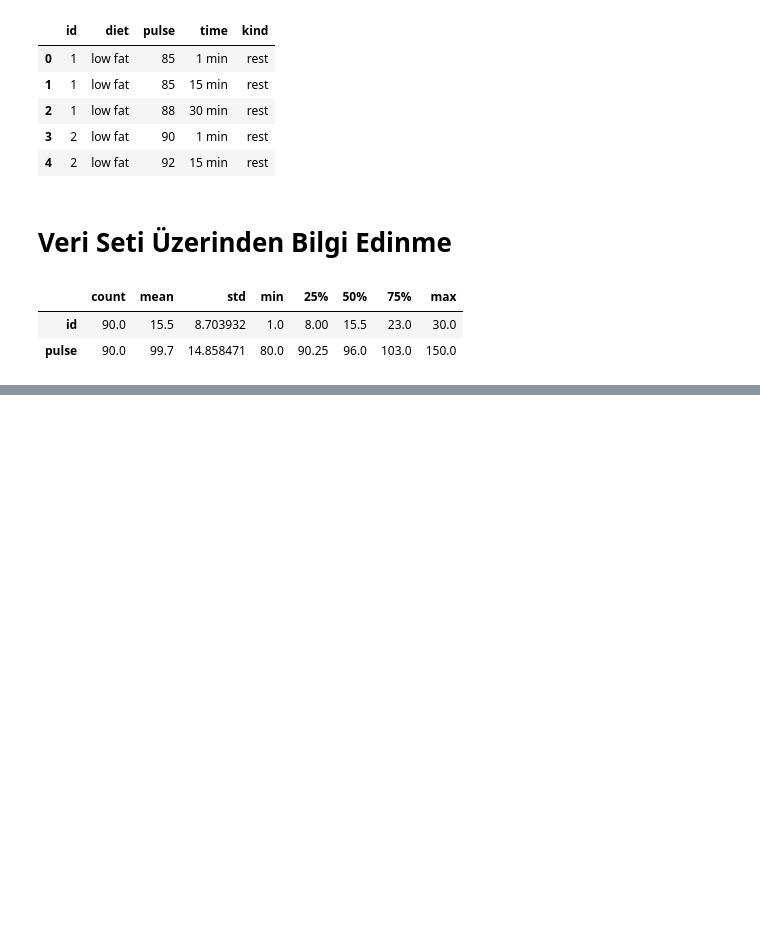
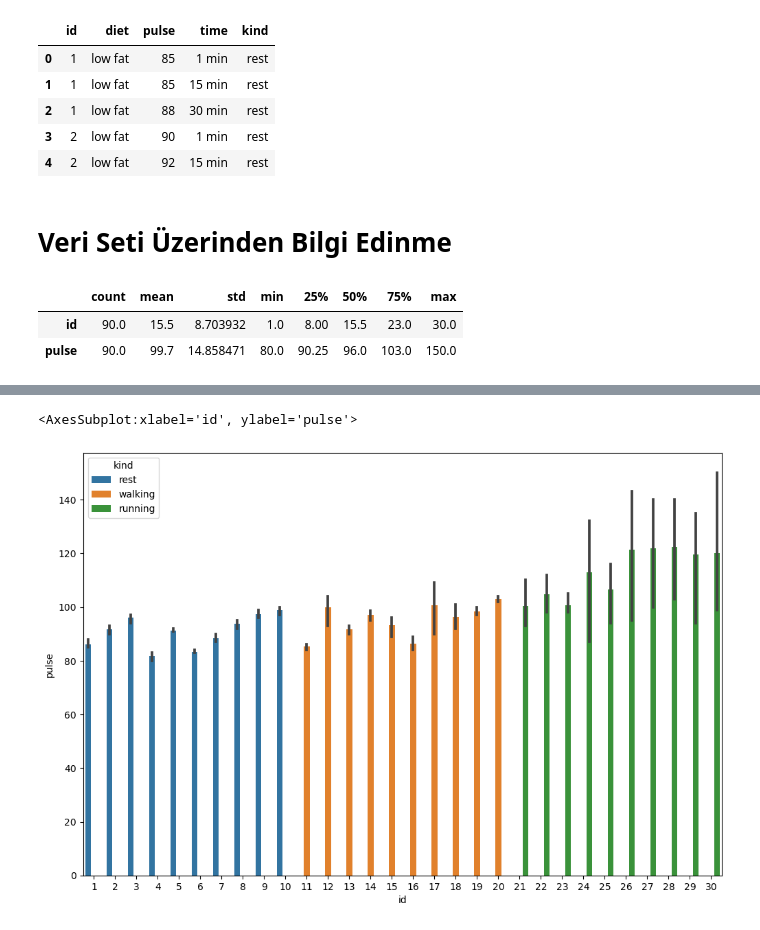
Before and after one commit to osmanpampal28/seaborn_library, a Jupyter notebook: exercise.ipynb, the cells around one changed output, grey strips where cells are left out. Drawn from its saved outputs; the diff is of its cells as text; code cells hidden in the pictures; blank space fills up the shorter version.

```diff
--- a/exercise.ipynb
+++ b/exercise.ipynb
@@ -50,0 +266,6 @@ df.describe().T
+# %%
+plt.figure(figsize=(12, 8))
+sns.barplot(x = "id", y = "pulse", hue = "kind", data = df)
+# %% [output]
+<AxesSubplot:xlabel='id', ylabel='pulse'>
+[figure, added]
```
Also changed, not shown: parts of 84 cells of this notebook.
